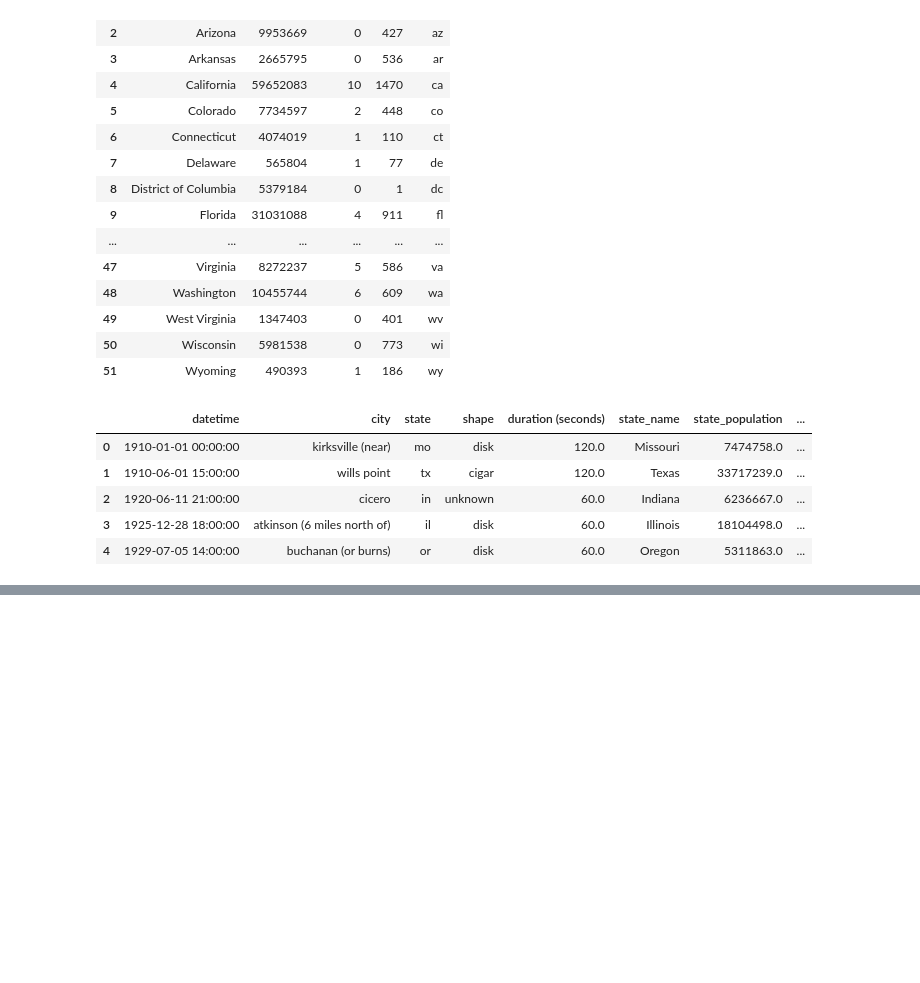
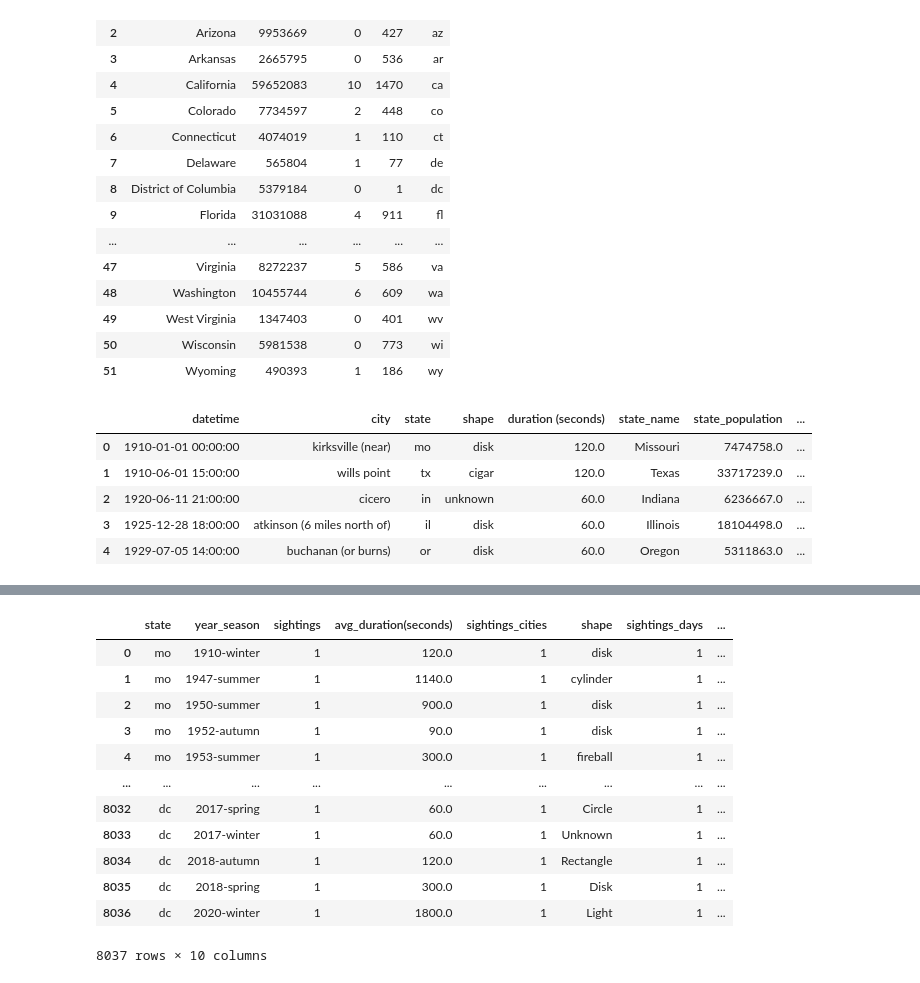
Before and after one commit to JPDZ67/alien, a Jupyter notebook: notebooks/master_data_notebook.ipynb, the cells around one changed output, grey strips where cells are left out. Drawn from its saved outputs; the diff is of its cells as text; code cells hidden in the pictures; blank space fills up the shorter version.

```diff
--- a/notebooks/master_data_notebook.ipynb
+++ b/notebooks/master_data_notebook.ipynb
@@ -358,0 +344,16 @@ x_[x_['state'] == 'co'].T
+# %%
+x_
+# %% [output]
+|  | state | year_season | sightings | avg_duration(seconds) | sightings_cities | shape | sightings_days | ... |
+| 0 | mo | 1910-winter | 1 | 120.0 | 1 | disk | 1 | ... |
+| 1 | mo | 1947-summer | 1 | 1140.0 | 1 | cylinder | 1 | ... |
+| 2 | mo | 1950-summer | 1 | 900.0 | 1 | disk | 1 | ... |
+| 3 | mo | 1952-autumn | 1 | 90.0 | 1 | disk | 1 | ... |
+| 4 | mo | 1953-summer | 1 | 300.0 | 1 | fireball | 1 | ... |
+| ... | ... | ... | ... | ... | ... | ... | ... | ... |
+| 8032 | dc | 2017-spring | 1 | 60.0 | 1 | Circle | 1 | ... |
+| 8033 | dc | 2017-winter | 1 | 60.0 | 1 | Unknown | 1 | ... |
+| 8034 | dc | 2018-autumn | 1 | 120.0 | 1 | Rectangle | 1 | ... |
+| 8035 | dc | 2018-spring | 1 | 300.0 | 1 | Disk | 1 | ... |
+| 8036 | dc | 2020-winter | 1 | 1800.0 | 1 | Light | 1 | ... |
+8037 rows × 10 columns
```
Also changed, not shown: parts of 4 cells of this notebook, 4 other files.
